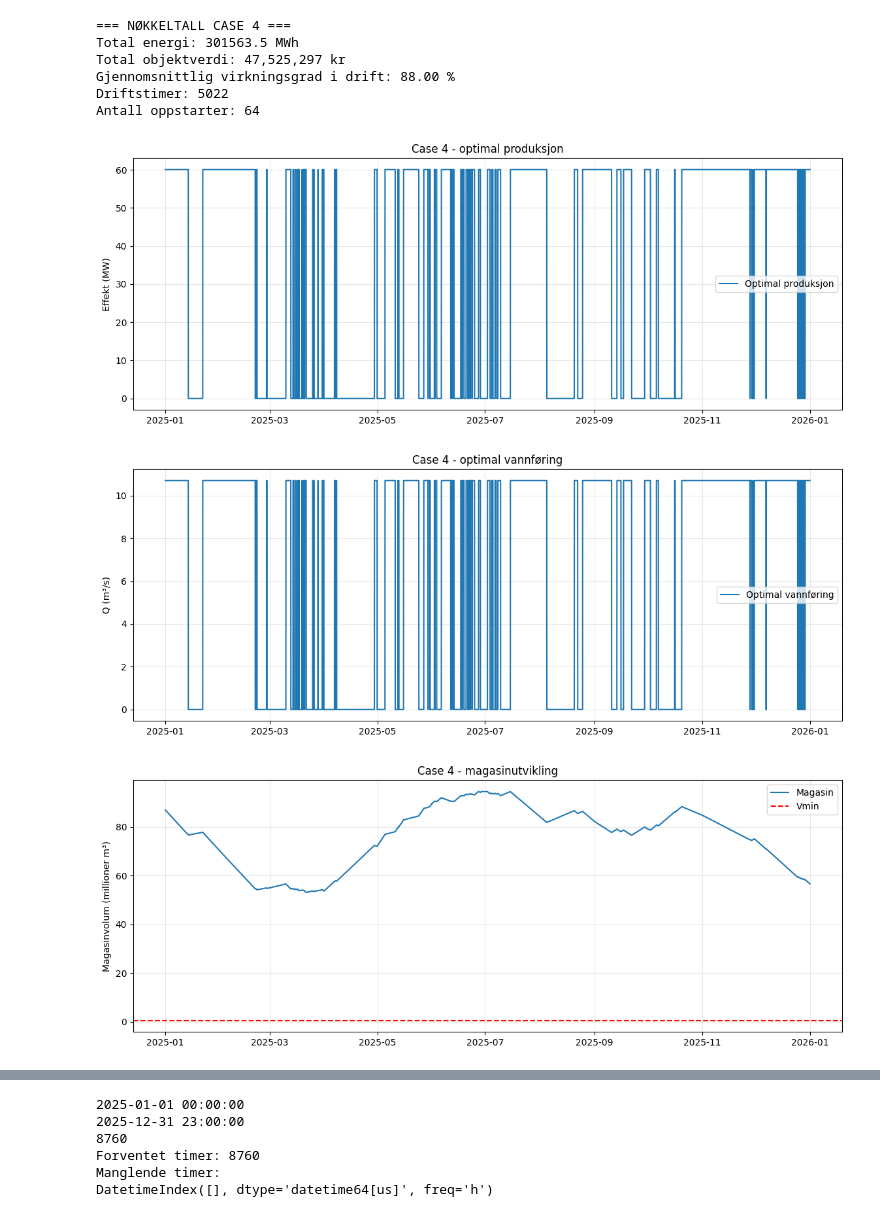
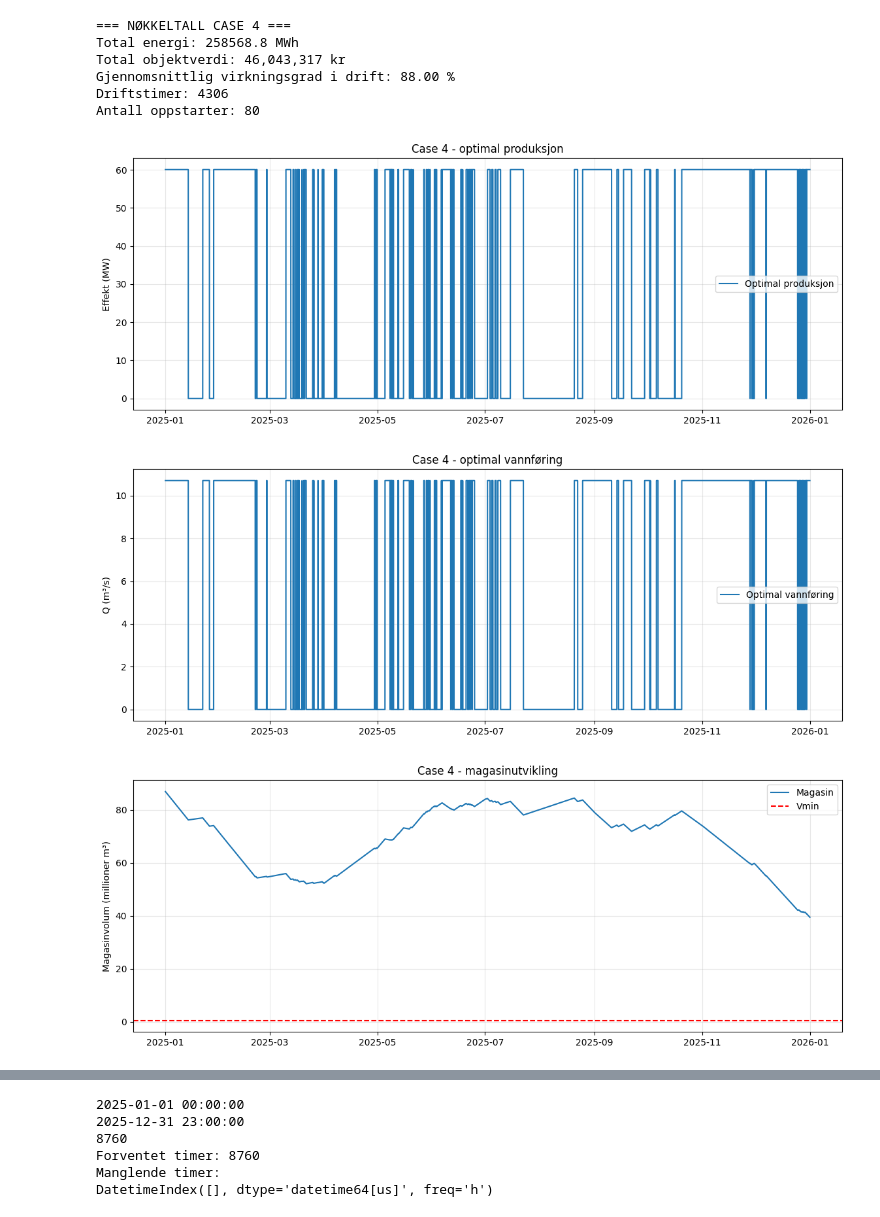
Before and after one commit to istoresund02/vannkraft-vol-2, a Jupyter notebook: Case 4.ipynb, the cells around one changed output, grey strips where cells are left out. Cells and saved outputs as stored; diff of their text form; code cells hidden in the pictures.

```diff
--- a/Case 4.ipynb
+++ b/Case 4.ipynb
@@ -48,7 +48,7 @@ V0 = 0.92 * Vmax  # startnivå: antatt 92 % fylt
 # Estimert konstant tilsig per time
 
 # NVE
-annual_inflow_m3 = 165.067e6 # m³/år fra NVE REGINE
+annual_inflow_m3 = 118.4e6 # m³/år fra NVE REGINE
 
 fordelingsfaktorer = np.array([
     0.3, 0.3, 0.4, 1.5, 2.5, 1.4,
@@ -344,37 +344,37 @@ plt.ylabel("Magasinvolum (millioner m³)")
 plt.grid(True, alpha=0.3)
 plt.legend()
 plt.show()
 
 # Ukemidlede data
 results_plot = results.copy()
 results_plot = results_plot.set_index("Datetime")
 weekly = results_plot.resample("W").mean(numeric_only=True)
 
 # 5. Ukemidlet pris og produksjon
 plt.figure(figsize=(14, 5))
 
 ax1 = plt.gca()
 ax1.plot(weekly.index, weekly["Price_ore_kWh"], label="Pris", linewidth=2, color="blue")
 ax1.set_ylabel("Pris (øre/kWh)")
 ax1.set_title("Case 4 - ukemidlet pris og produksjon")
 ax1.grid(True, alpha=0.3)
 
 ax2 = ax1.twinx()
 ax2.plot(weekly.index, weekly["P_opt_MW"], label="Produksjon", linewidth=2, color="orange")
 ax2.set_ylabel("Produksjon (MW)")
 
 lines1, labels1 = ax1.get_legend_handles_labels()
 lines2, labels2 = ax2.get_legend_handles_labels()
 ax1.legend(lines1 + lines2, labels1 + labels2)
 
 plt.show()
 # %% [output]
 === NØKKELTALL CASE 4 ===
-Total energi: 301563.5 MWh
-Total objektverdi: 47,525,297 kr
+Total energi: 258568.8 MWh
+Total objektverdi: 46,043,317 kr
 Gjennomsnittlig virkningsgrad i drift: 88.00 %
-Driftstimer: 5022
-Antall oppstarter: 64
+Driftstimer: 4306
+Antall oppstarter: 80
-[figure, old version]
+[figure, new version]
-[figure, old version]
+[figure, new version]
-[figure, old version]
+[figure, new version]
```
Also changed, not shown: parts of 2 cells of this notebook.
